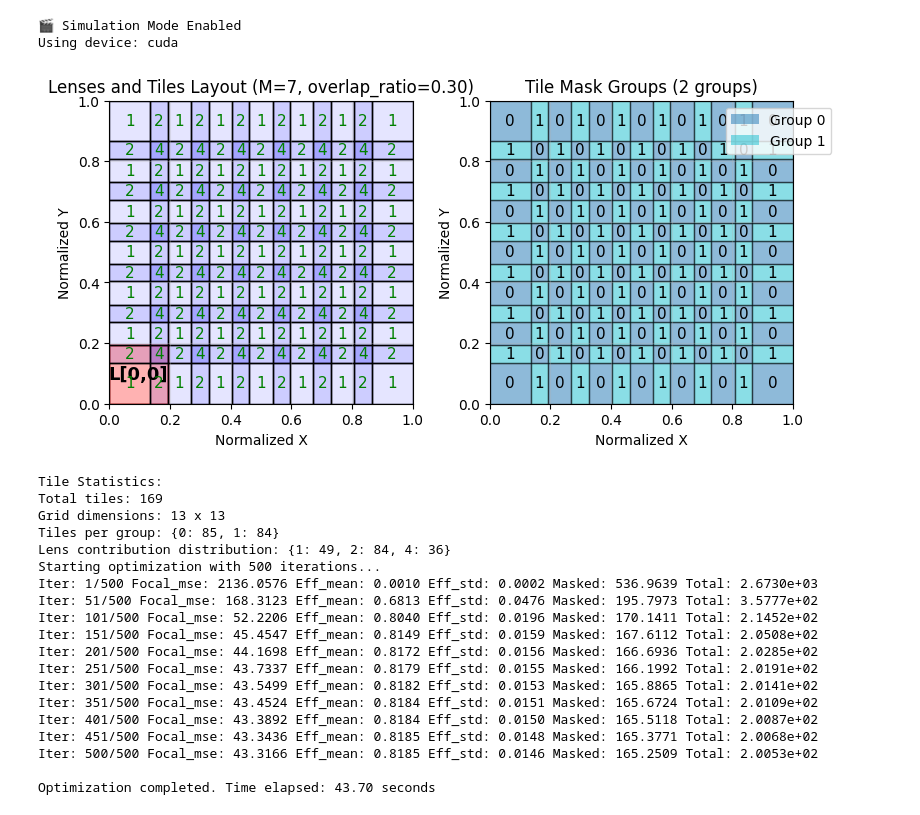
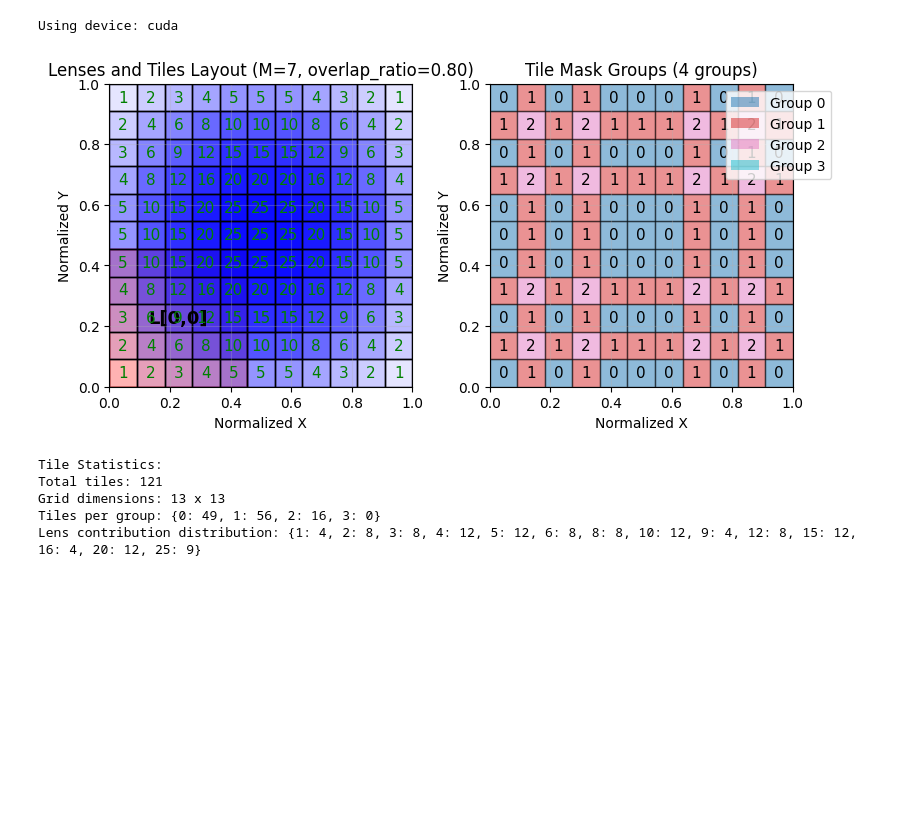
Before and after one commit to zangzh17/slm_project, a Jupyter notebook: test.ipynb, the cells around one changed output. Cells and saved outputs as stored; diff of their text form; code cells hidden in the pictures; blank space fills up the shorter version.

Commit message:
real test

```diff
--- a/test.ipynb
+++ b/test.ipynb
@@ -0,0 +1,5 @@
+# %%
+from hardware import SLMManager
+
+sim_mode = False
+slm_manager = SLMManager(sim_mode=sim_mode)
@@ -1,55 +43,16 @@
 # %%
-import config
-from optics_utils import process_parameters
-from phase_generators import PhaseGenerator
-from hardware import SLMManager
-
-sim_mode = True
-slm_manager = SLMManager(sim_mode=sim_mode)
-
-# 默认参数字典 from config
-test_raw_params = {}
-test_raw_params.update(config.COMMON_DEFAULTS)
-test_raw_params.update(config.OPTIMIZED_DEFAULTS)
-test_raw_params.update(config.INTERNAL)
-
-# 添加测试需要的基本信息 (这些信息之前GUI提供)
-test_raw_params['shape'] = slm_manager.shape
-test_raw_params['N'] = 980 # ROI尺寸
-
-# 调用参数处理函数
-final_params = process_parameters(test_raw_params)
-
-# Optimization init
+# Optimization
+final_params['overlap_ratio'] = 0.8
+final_params['airy_correction'] = 0.9
+final_params['mask_count'] = 4
+final_params['interleaving'] = 'coarse2'
 Optimizer = PhaseGenerator(final_params)
-
-# Run Optimize
-Optimizer.generate(upsampling=2.0)
-
-# Optimizer.generate(mode='fresnel')
-
-if not sim_mode:
-    slm_manager.upload(Optimizer.phase_8bit)
+Optimizer._prepare_template()
 # %% [output]
-🎬 Simulation Mode Enabled
 Using device: cuda
-[figure, old version]
+[figure, new version]
 Tile Statistics:
-Total tiles: 169
+Total tiles: 121
 Grid dimensions: 13 x 13
-Tiles per group: {0: 85, 1: 84}
-Lens contribution distribution: {1: 49, 2: 84, 4: 36}
-Starting optimization with 500 iterations...
-Iter: 1/500 Focal_mse: 2136.0576 Eff_mean: 0.0010 Eff_std: 0.0002 Masked: 536.9639 Total: 2.6730e+03
-Iter: 51/500 Focal_mse: 168.3123 Eff_mean: 0.6813 Eff_std: 0.0476 Masked: 195.7973 Total: 3.5777e+02
-Iter: 101/500 Focal_mse: 52.2206 Eff_mean: 0.8040 Eff_std: 0.0196 Masked: 170.1411 Total: 2.1452e+02
-Iter: 151/500 Focal_mse: 45.4547 Eff_mean: 0.8149 Eff_std: 0.0159 Masked: 167.6112 Total: 2.0508e+02
-Iter: 201/500 Focal_mse: 44.1698 Eff_mean: 0.8172 Eff_std: 0.0156 Masked: 166.6936 Total: 2.0285e+02
-Iter: 251/500 Focal_mse: 43.7337 Eff_mean: 0.8179 Eff_std: 0.0155 Masked: 166.1992 Total: 2.0191e+02
-Iter: 301/500 Focal_mse: 43.5499 Eff_mean: 0.8182 Eff_std: 0.0153 Masked: 165.8865 Total: 2.0141e+02
-Iter: 351/500 Focal_mse: 43.4524 Eff_mean: 0.8184 Eff_std: 0.0151 Masked: 165.6724 Total: 2.0109e+02
-Iter: 401/500 Focal_mse: 43.3892 Eff_mean: 0.8184 Eff_std: 0.0150 Masked: 165.5118 Total: 2.0087e+02
-Iter: 451/500 Focal_mse: 43.3436 Eff_mean: 0.8185 Eff_std: 0.0148 Masked: 165.3771 Total: 2.0068e+02
-Iter: 500/500 Focal_mse: 43.3166 Eff_mean: 0.8185 Eff_std: 0.0146 Masked: 165.2509 Total: 2.0053e+02
-
-Optimization completed. Time elapsed: 43.70 seconds
+Tiles per group: {0: 49, 1: 56, 2: 16, 3: 0}
+Lens contribution distribution: {1: 4, 2: 8, 3: 8, 4: 12, 5: 12, 6: 8, 8: 8, 10: 12, 9: 4, 12: 8, 15: 12, 16: 4, 20: 12, 25: 9}
```
Also changed, not shown: parts of 5 cells of this notebook, 2 other files.
